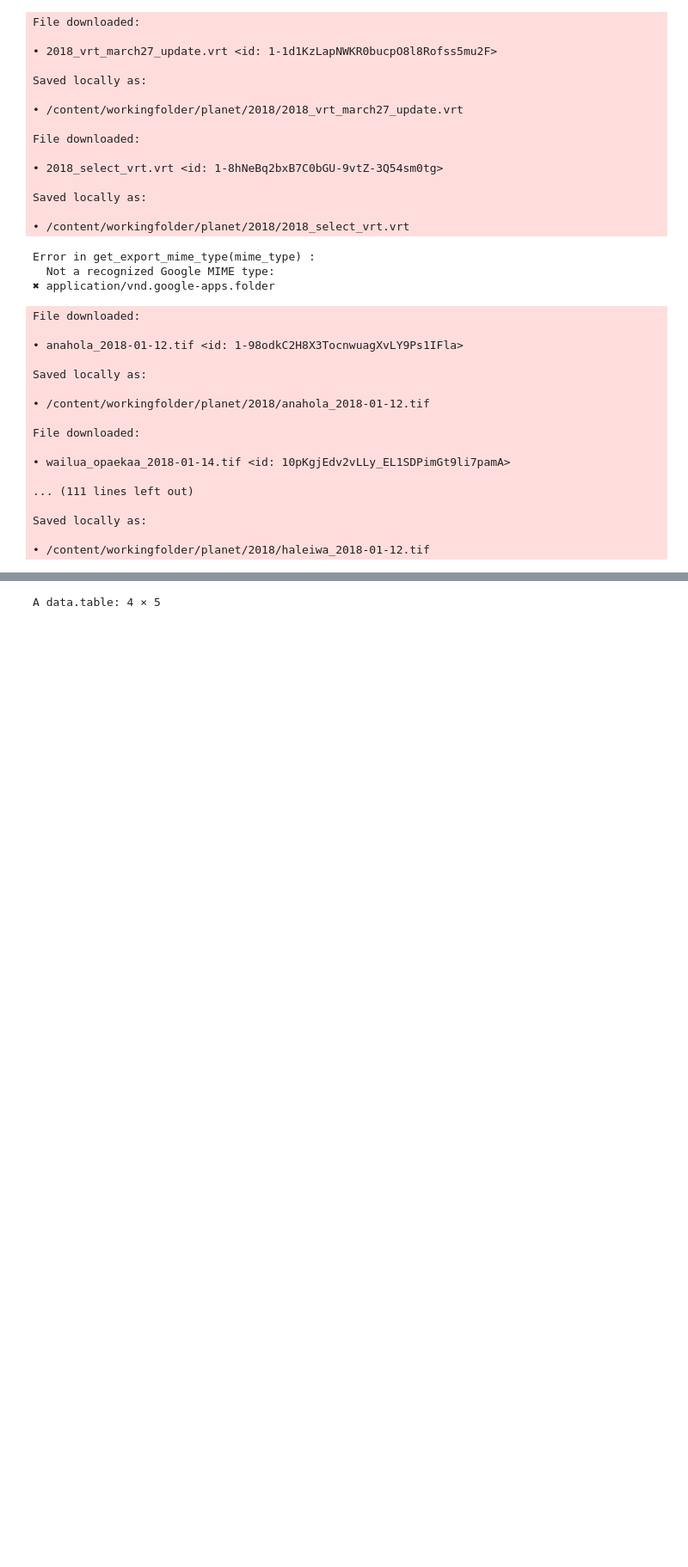
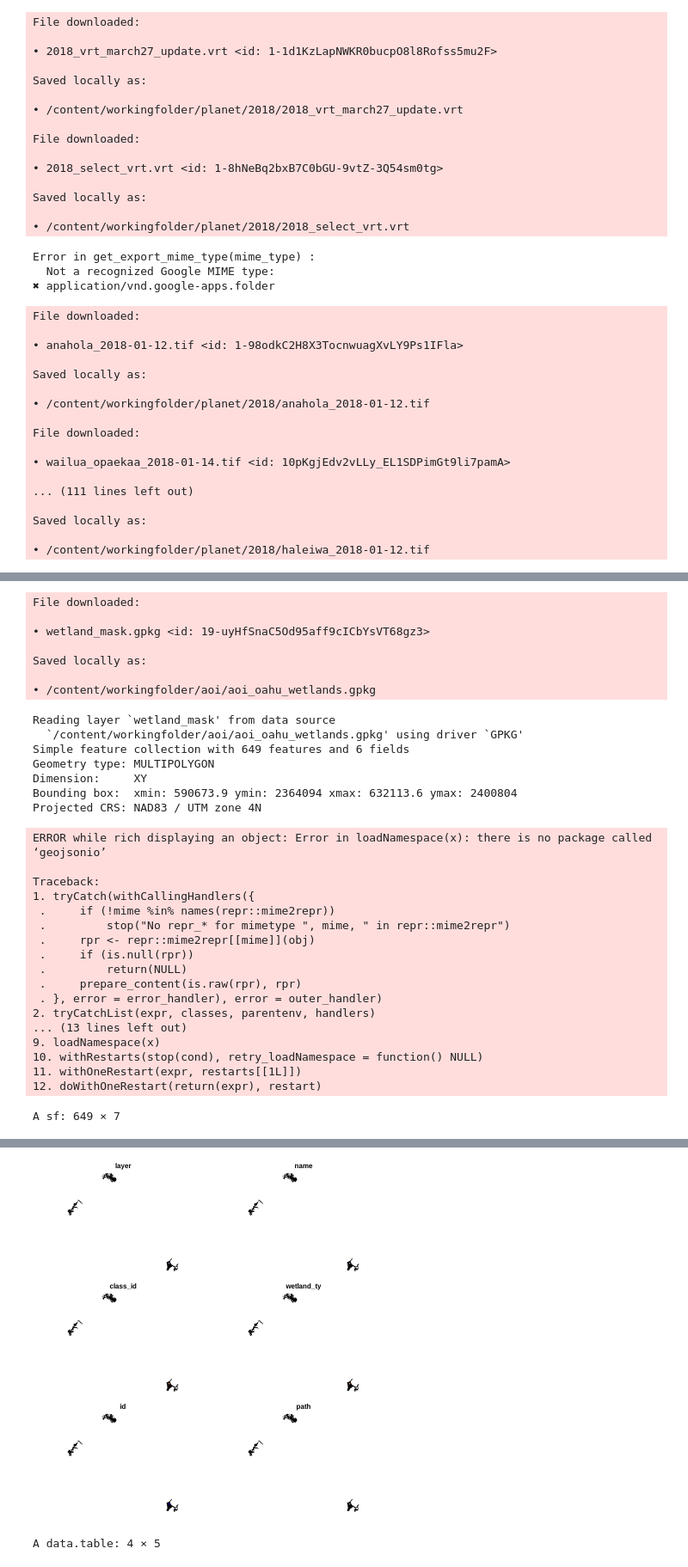
Before and after one commit to MadmanMarble/Planet_U-NET, a Jupyter notebook: AOI_make_grid.ipynb, the cells around one changed output, grey strips where cells are left out. Shown at 86% size. Saved outputs shown, nothing was run; the diff lists cells and outputs as text; code cells hidden in the pictures; blank space fills up the shorter version.

Commit message:
4/14/24 at 7:29pm - zip wetland mask to drive.

```diff
--- a/AOI_make_grid.ipynb
+++ b/AOI_make_grid.ipynb
@@ -1021,0 +922,40 @@ A sf: 902 × 8
+# %%
+# https://drive.google.com/file/d/19-uyHfSnaC5Od95aff9cICbYsVT68gz3/view?usp=drive_link
+drive_download(file = as_id('19-uyHfSnaC5Od95aff9cICbYsVT68gz3'),
+path =  '/content/workingfolder/aoi/aoi_oahu_wetlands.gpkg', overwrite = FALSE)
+nwi_utm4 <- st_read("/content/workingfolder/aoi/aoi_oahu_wetlands.gpkg")
+nwi_utm4 %>% plot
+nwi_utm4
+# %% [output]
+File downloaded:
+
+• wetland_mask.gpkg <id: 19-uyHfSnaC5Od95aff9cICbYsVT68gz3>
+
+Saved locally as:
+
+• /content/workingfolder/aoi/aoi_oahu_wetlands.gpkg
+Reading layer `wetland_mask' from data source
+  `/content/workingfolder/aoi/aoi_oahu_wetlands.gpkg' using driver `GPKG'
+Simple feature collection with 649 features and 6 fields
+Geometry type: MULTIPOLYGON
+Dimension:     XY
+Bounding box:  xmin: 590673.9 ymin: 2364094 xmax: 632113.6 ymax: 2400804
+Projected CRS: NAD83 / UTM zone 4N
+ERROR while rich displaying an object: Error in loadNamespace(x): there is no package called ‘geojsonio’
+
+Traceback:
+1. tryCatch(withCallingHandlers({
+ .     if (!mime %in% names(repr::mime2repr))
+ .         stop("No repr_* for mimetype ", mime, " in repr::mime2repr")
+ .     rpr <- repr::mime2repr[[mime]](obj)
+ .     if (is.null(rpr))
+ .         return(NULL)
+ .     prepare_content(is.raw(rpr), rpr)
+ . }, error = error_handler), error = outer_handler)
+2. tryCatchList(expr, classes, parentenv, handlers)
+... (13 lines left out)
+9. loadNamespace(x)
+10. withRestarts(stop(cond), retry_loadNamespace = function() NULL)
+11. withOneRestart(expr, restarts[[1L]])
+12. doWithOneRestart(return(expr), restart)
+A sf: 649 × 7
@@ -1022 +980,2 @@ A sf: 902 × 8
+[figure, added]
 # %%
```
Also changed, not shown: parts of 20 cells of this notebook.
